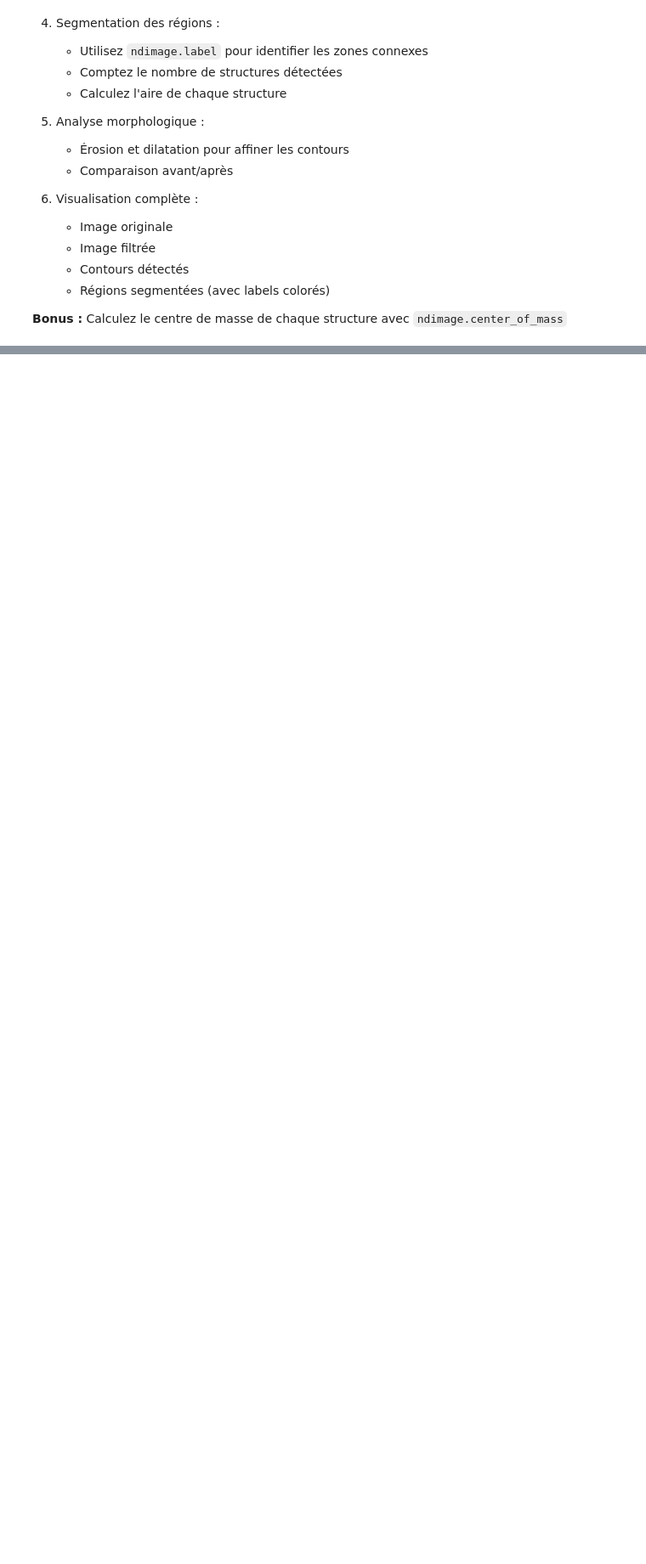
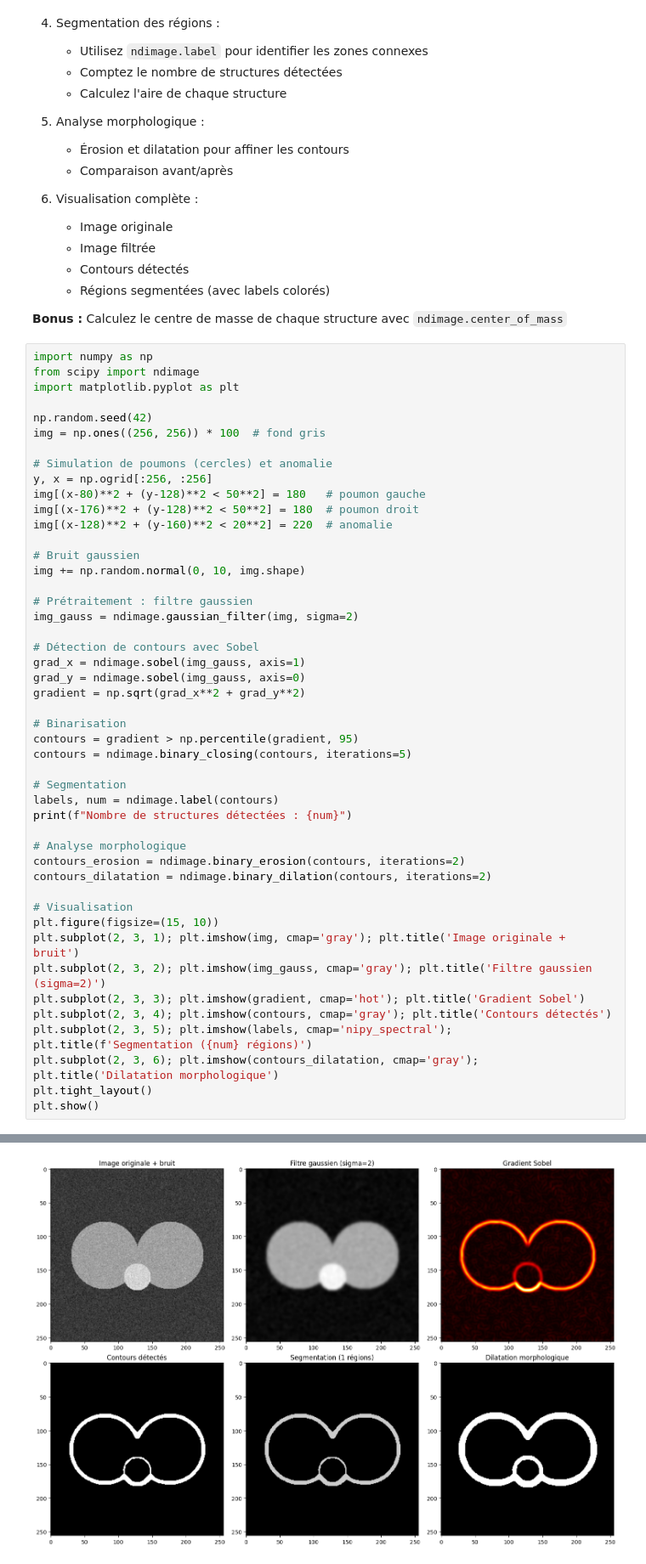
Before and after one commit to USMS-FPK-IA-GI-2025/controle-01-numpy-and-matplotlib-iris-Hajar120, a Jupyter notebook: exercices/exercices-pratiques-scipy.ipynb, the cells around one changed output, grey strips where cells are left out. Shown at 85% size. Drawn from its saved outputs; the diff is of its cells as text; blank space fills up the shorter version.

```diff
--- a/exercices/exercices-pratiques-scipy.ipynb
+++ b/exercices/exercices-pratiques-scipy.ipynb
@@ -1208,3 +691,51 @@ Vous développez un outil d'aide au diagnostic pour détecter des anomalies sur
    - Régions segmentées (avec labels colorés)
 
 **Bonus :** Calculez le centre de masse de chaque structure avec `ndimage.center_of_mass`
+# %%
+import numpy as np
+from scipy import ndimage
+import matplotlib.pyplot as plt
+
+np.random.seed(42)
+img = np.ones((256, 256)) * 100  # fond gris
+
+# Simulation de poumons (cercles) et anomalie
+y, x = np.ogrid[:256, :256]
+img[(x-80)**2 + (y-128)**2 < 50**2] = 180   # poumon gauche
+img[(x-176)**2 + (y-128)**2 < 50**2] = 180  # poumon droit
+img[(x-128)**2 + (y-160)**2 < 20**2] = 220  # anomalie
+
+# Bruit gaussien
+img += np.random.normal(0, 10, img.shape)
+
+# Prétraitement : filtre gaussien
+img_gauss = ndimage.gaussian_filter(img, sigma=2)
+
+# Détection de contours avec Sobel
+grad_x = ndimage.sobel(img_gauss, axis=1)
+grad_y = ndimage.sobel(img_gauss, axis=0)
+gradient = np.sqrt(grad_x**2 + grad_y**2)
+
+# Binarisation
+contours = gradient > np.percentile(gradient, 95)
+contours = ndimage.binary_closing(contours, iterations=5)
+
+# Segmentation
+labels, num = ndimage.label(contours)
+print(f"Nombre de structures détectées : {num}")
+
+# Analyse morphologique
+contours_erosion = ndimage.binary_erosion(contours, iterations=2)
+contours_dilatation = ndimage.binary_dilation(contours, iterations=2)
+
+# Visualisation
+plt.figure(figsize=(15, 10))
+plt.subplot(2, 3, 1); plt.imshow(img, cmap='gray'); plt.title('Image originale + bruit')
+plt.subplot(2, 3, 2); plt.imshow(img_gauss, cmap='gray'); plt.title('Filtre gaussien (sigma=2)')
+plt.subplot(2, 3, 3); plt.imshow(gradient, cmap='hot'); plt.title('Gradient Sobel')
+plt.subplot(2, 3, 4); plt.imshow(contours, cmap='gray'); plt.title('Contours détectés')
+plt.subplot(2, 3, 5); plt.imshow(labels, cmap='nipy_spectral'); plt.title(f'Segmentation ({num} régions)')
+plt.subplot(2, 3, 6); plt.imshow(contours_dilatation, cmap='gray'); plt.title('Dilatation morphologique')
+plt.tight_layout()
+plt.show()
+# %% [output]
@@ -1211,3 +743,4 @@ Vous développez un outil d'aide au diagnostic pour détecter des anomalies sur
+[figure, added]
 # %% [markdown]
 ## Exercice 3.4 : Traitement d'image avec scipy.ndimage
 **Niveau : ⭐⭐⭐ Avancé**
```
Also changed, not shown: parts of 18 cells of this notebook.
